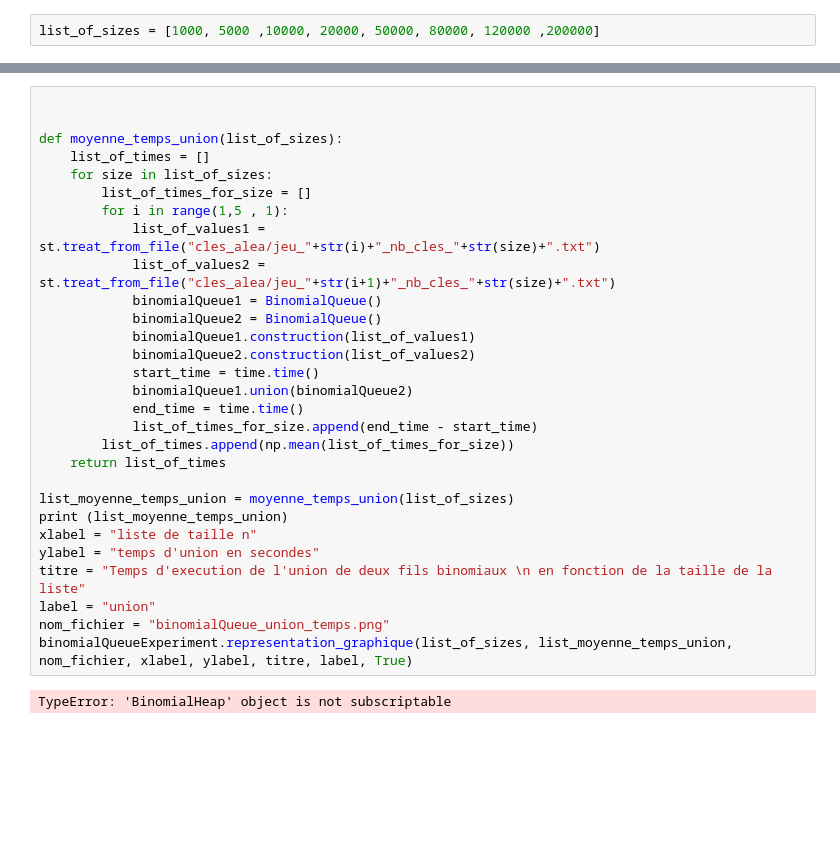
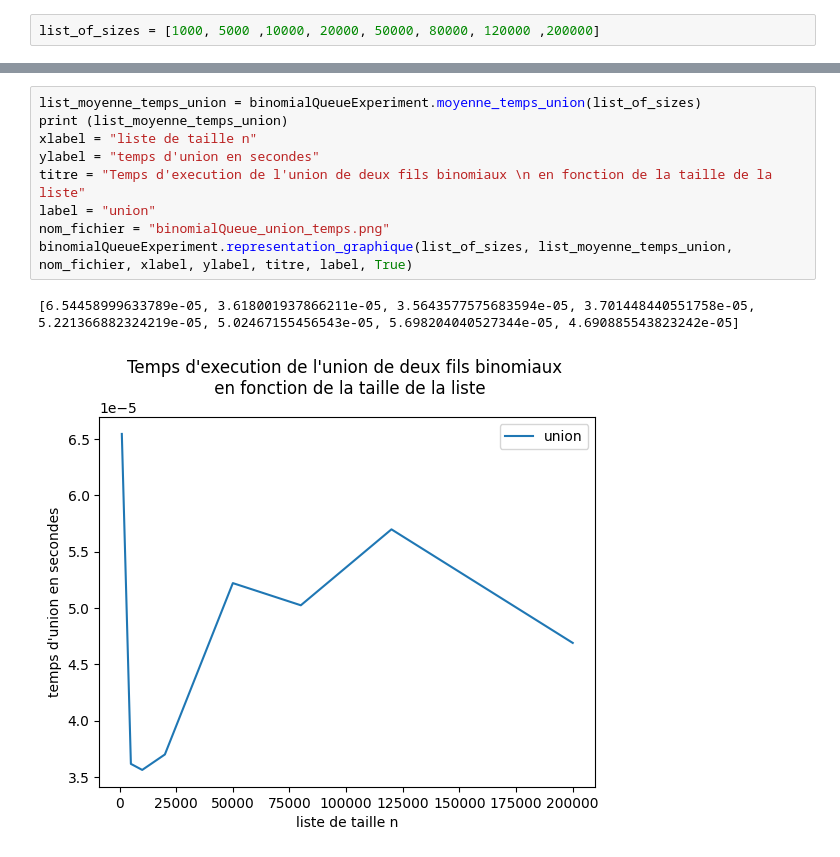
Before and after one commit to Freecs11/ALGAV_project, a Jupyter notebook: experimentations.ipynb, the cells around one changed output, grey strips where cells are left out. Cells and saved outputs as stored; diff of their text form; blank space fills up the shorter version.

```diff
--- a/experimentations.ipynb
+++ b/experimentations.ipynb
@@ -24,31 +27,12 @@ binomialQueueExperiment.representation_graphique(list_of_sizes, list_moyenne_tem
 # %%
-
-
-def moyenne_temps_union(list_of_sizes):
-    list_of_times = []
-    for size in list_of_sizes:
-        list_of_times_for_size = []
-        for i in range(1,5 , 1):
-            list_of_values1 = st.treat_from_file("cles_alea/jeu_"+str(i)+"_nb_cles_"+str(size)+".txt")
-            list_of_values2 = st.treat_from_file("cles_alea/jeu_"+str(i+1)+"_nb_cles_"+str(size)+".txt")
-            binomialQueue1 = BinomialQueue()
-            binomialQueue2 = BinomialQueue()
-            binomialQueue1.construction(list_of_values1)
-            binomialQueue2.construction(list_of_values2)
-            start_time = time.time()
-            binomialQueue1.union(binomialQueue2)
-            end_time = time.time()
-            list_of_times_for_size.append(end_time - start_time)
-        list_of_times.append(np.mean(list_of_times_for_size))
-    return list_of_times
-
-list_moyenne_temps_union = moyenne_temps_union(list_of_sizes)
+list_moyenne_temps_union = binomialQueueExperiment.moyenne_temps_union(list_of_sizes)
 print (list_moyenne_temps_union)
 xlabel = "liste de taille n"
 ylabel = "temps d'union en secondes"
 titre = "Temps d'execution de l'union de deux fils binomiaux \n en fonction de la taille de la liste"
 label = "union"
 nom_fichier = "binomialQueue_union_temps.png"
 binomialQueueExperiment.representation_graphique(list_of_sizes, list_moyenne_temps_union, nom_fichier, xlabel, ylabel, titre, label, True)
 # %% [output]
-TypeError: 'BinomialHeap' object is not subscriptable
+[6.54458999633789e-05, 3.618001937866211e-05, 3.5643577575683594e-05, 3.701448440551758e-05, 5.221366882324219e-05, 5.02467155456543e-05, 5.698204040527344e-05, 4.690885543823242e-05]
+[figure, added]
```
Also changed, not shown: parts of 16 cells of this notebook, 15 other files.
